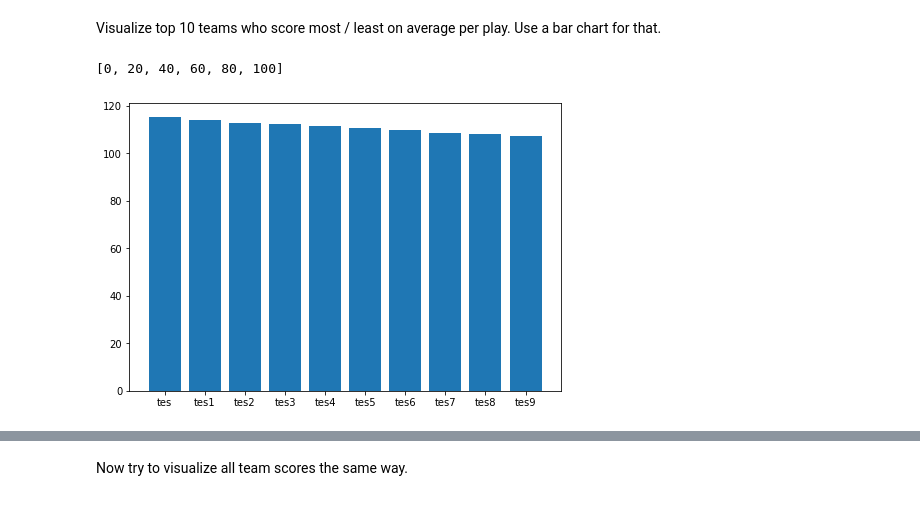
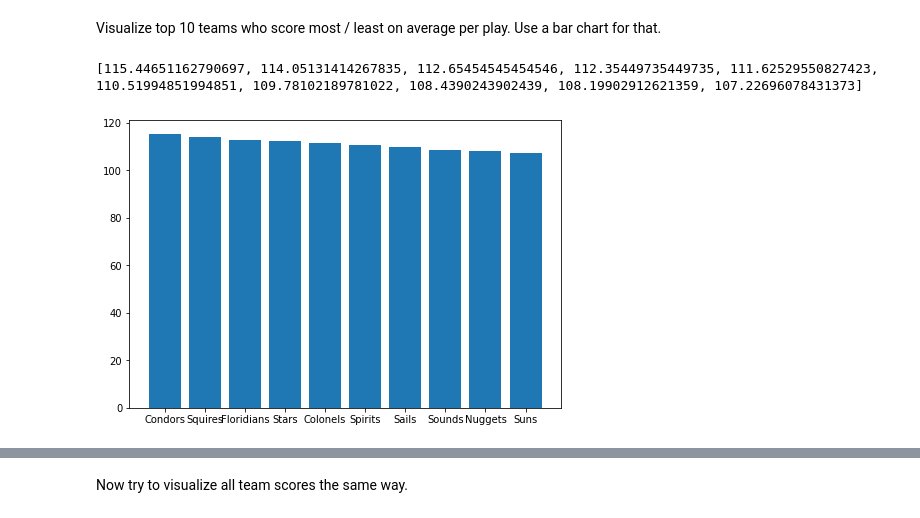
Before and after one commit to mmecius/turing_college, a Jupyter notebook: Demo_subproject.ipynb, the cells around one changed output, grey strips where cells are left out. Drawn from its saved outputs; the diff is of its cells as text; code cells hidden in the pictures.

Commit message:
add ten_best_teams first chart almost done. legend is missing.

```diff
--- a/Demo_subproject.ipynb
+++ b/Demo_subproject.ipynb
@@ -322,24 +322,24 @@ Visualize top 10 teams who score most / least on average per play. Use a bar cha
 import matplotlib.pyplot as plt
 # %%
 height = [float(i) for i in range(0,120,20)]
-print(y_range)
-# %% [output]
-[0, 20, 40, 60, 80, 100]
 # %%
 ten_best_teams_raw = df1[['fran_id','pts']].groupby('fran_id').mean().nlargest(10,['pts']).values
 ten_best_teams_scores = [value.item() for value in ten_best_teams_raw]
+print(ten_best_teams_scores)
+# %% [output]
+[115.44651162790697, 114.05131414267835, 112.65454545454546, 112.35449735449735, 111.62529550827423, 110.51994851994851, 109.78102189781022, 108.4390243902439, 108.19902912621359, 107.22696078431373]
+# %%
+ten_best_teams_raw = df1[['fran_id','pts']].groupby('fran_id').mean().nlargest(10,['pts'])
+ten_best_teams = ten_best_teams_raw.index.tolist()
 # %%
 fig = plt.figure()
-# plt.bar(label='pts', color='blue',width=0.8)
 ax = fig.add_axes([0,0,1,1])
-testing = ['tes', 'tes1', 'tes2', 'tes3', 'tes4','tes5', 'tes6', 'tes7', 'tes8', 'tes9']
-ax.bar(testing,ten_best_teams_scores)
+ax.bar(ten_best_teams,ten_best_teams_scores)
 plt.show()
 
-
 plt.show()
 # %% [output]
-[figure, old version]
+[figure, new version]
 # %% [markdown]
 You should see a result as follows:
 <div><img src="https://i.imgur.com/io7fvju.png" /></div>
```
Also changed, not shown: parts of 1 cell of this notebook.
